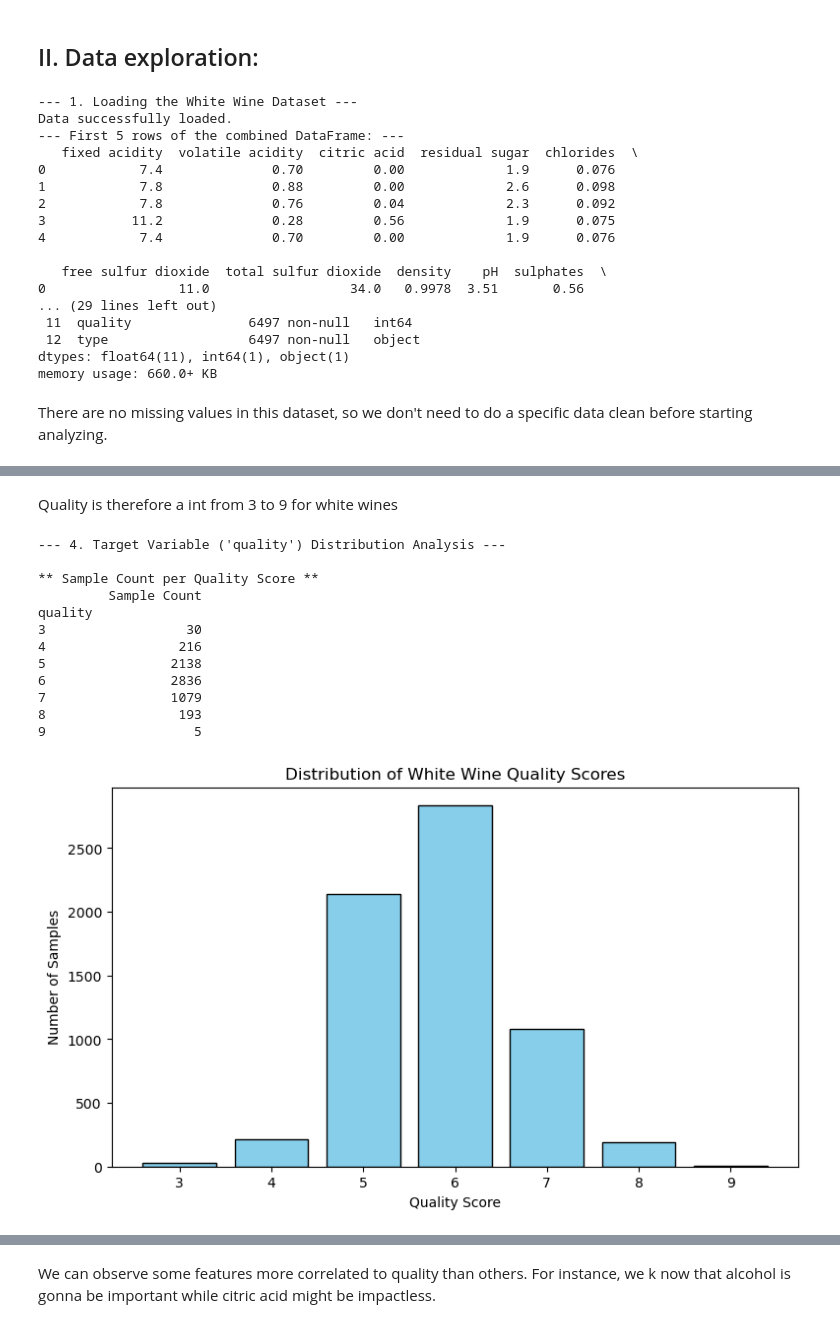
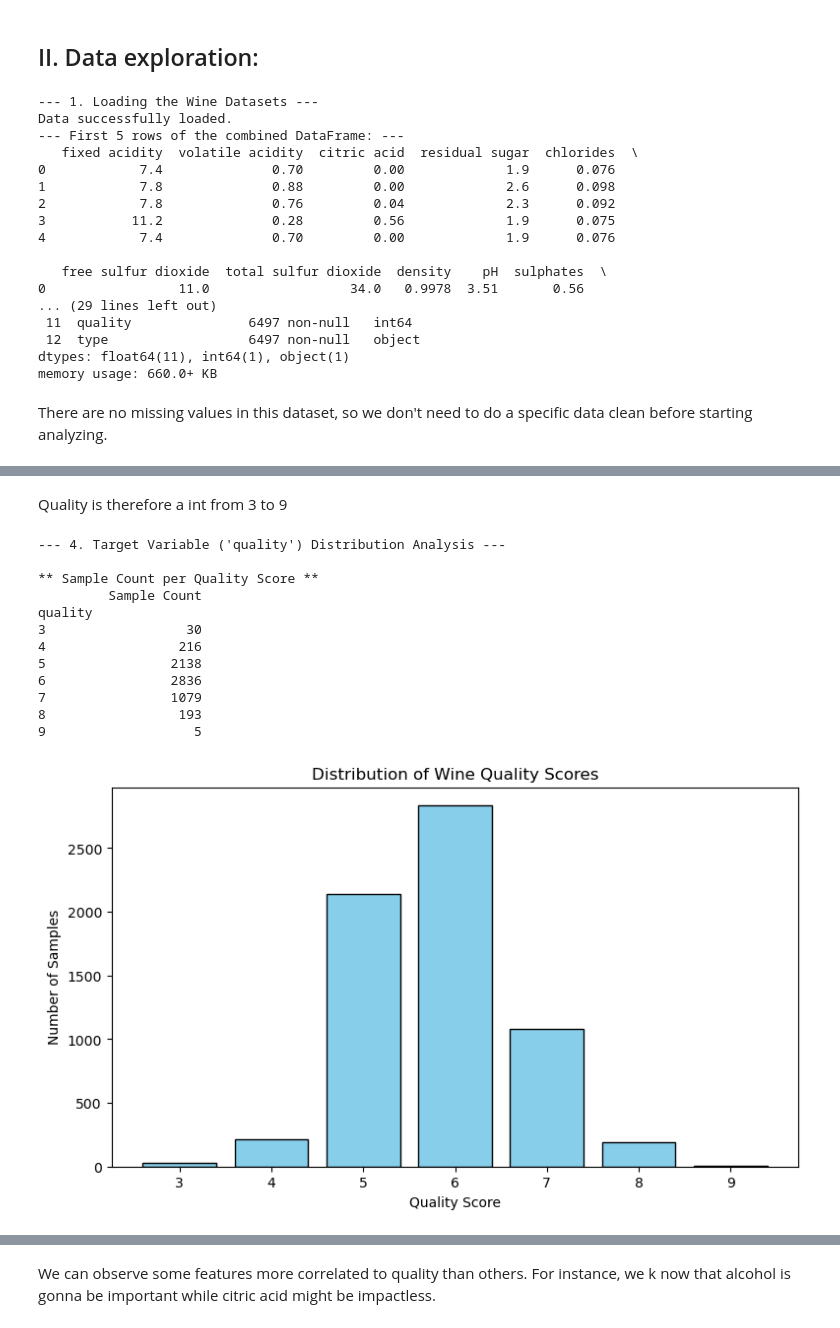
Before and after one commit to picqflorian/wine-quality-analysis, a Jupyter notebook: main.ipynb, the cells around one changed output, grey strips where cells are left out. Drawn from its saved outputs; the diff is of its cells as text; code cells hidden in the pictures.

```diff
--- a/main.ipynb
+++ b/main.ipynb
@@ -17,7 +17,7 @@ import seaborn as sns
 
 
 # --- 1. Data Loading ---
-print("--- 1. Loading the White Wine Dataset ---")
+print("--- 1. Loading the Wine Datasets ---")
 
 try:
     df_white = pd.read_csv('data/winequality-white.csv', sep=';')
@@ -41,7 +41,7 @@ print(df_wine.head())
 print("\n--- Technical information about the DataFrame (df_wine.info()): ---")
 df_wine.info()
 # %% [output]
---- 1. Loading the White Wine Dataset ---
+--- 1. Loading the Wine Datasets ---
 Data successfully loaded.
 --- First 5 rows of the combined DataFrame: ---
    fixed acidity  volatile acidity  citric acid  residual sugar  chlorides  \
@@ -86,41 +86,41 @@ sulphates             6497.0    0.531268   0.148806  0.22000   0.43000
 3      9.8        6     0
 4      9.4        5     0
 # %% [markdown]
-Quality is therefore a int from 3 to 9 for white wines
+Quality is therefore a int from 3 to 9
 # %%
 # --- 4. Visualization and Count of the Target Variable ('quality') ---
 print("\n--- 4. Target Variable ('quality') Distribution Analysis ---")
 
 # 1. Calculate the exact count for each quality score
 quality_counts = df_wine['quality'].value_counts().sort_index()
 
 print("\n** Sample Count per Quality Score **")
 # Convert the Series to a DataFrame for cleaner table display
 quality_table = pd.DataFrame(quality_counts)
 quality_table.columns = ['Sample Count']
 print(quality_table)
 
 # 2. Visualization (Histogram)
 plt.figure(figsize=(9, 5))
 plt.hist(df_wine['quality'], bins=range(3, 11), align='left', rwidth=0.8, color='skyblue', edgecolor='black')
-plt.title('Distribution of White Wine Quality Scores')
+plt.title('Distribution of Wine Quality Scores')
 plt.xlabel('Quality Score')
 plt.ylabel('Number of Samples')
 plt.show()
 # %% [output]
 --- 4. Target Variable ('quality') Distribution Analysis ---
 
 ** Sample Count per Quality Score **
          Sample Count
 quality
 3                  30
 4                 216
 5                2138
 6                2836
 7                1079
 8                 193
 9                   5
-[figure, old version]
+[figure, new version]
 # %%
 # --- 5. Correlation Analysis with the Target ---
 print("\n--- 5. Feature Correlation with Quality ---")
```
Also changed, not shown: parts of 5 cells of this notebook.
